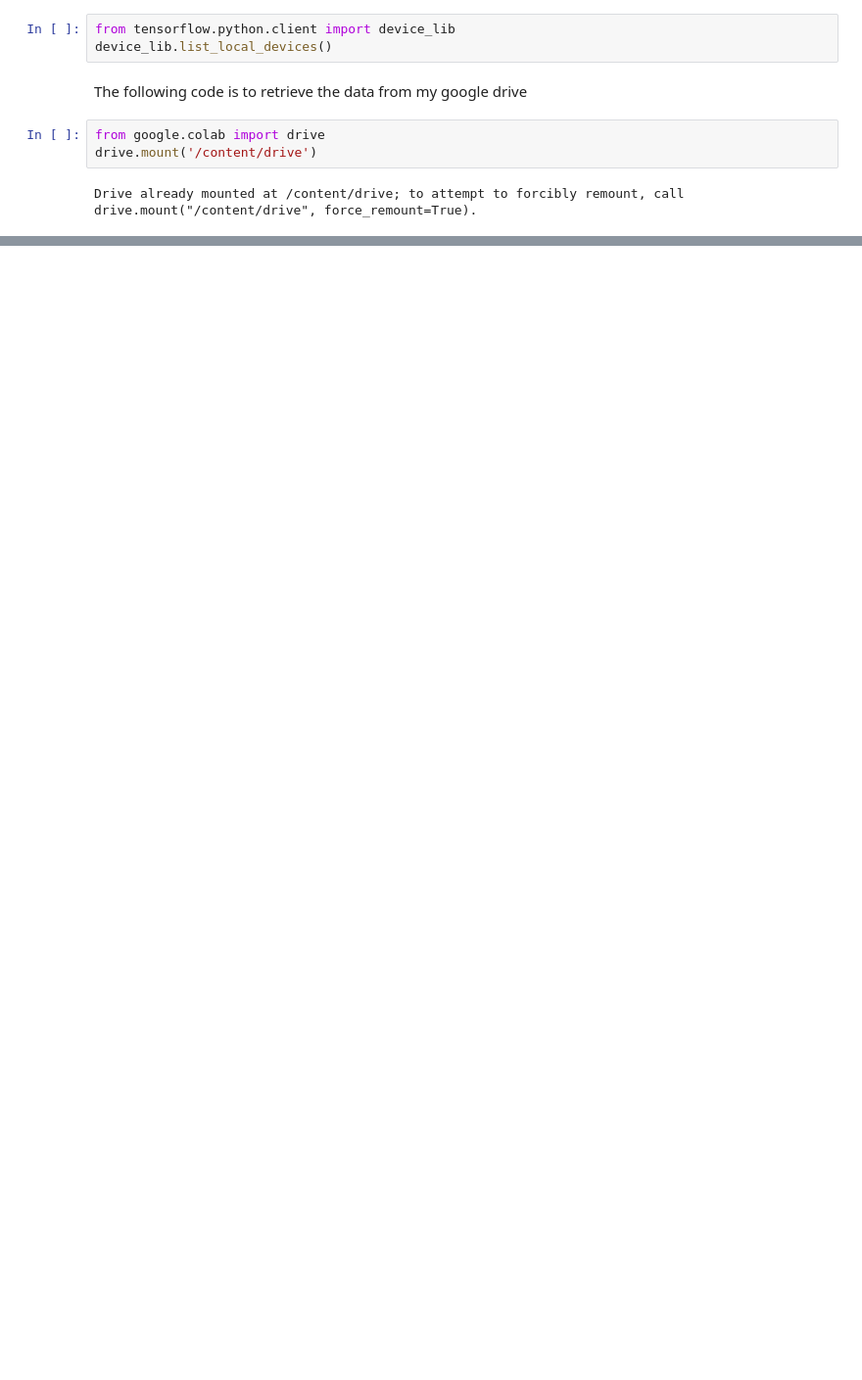
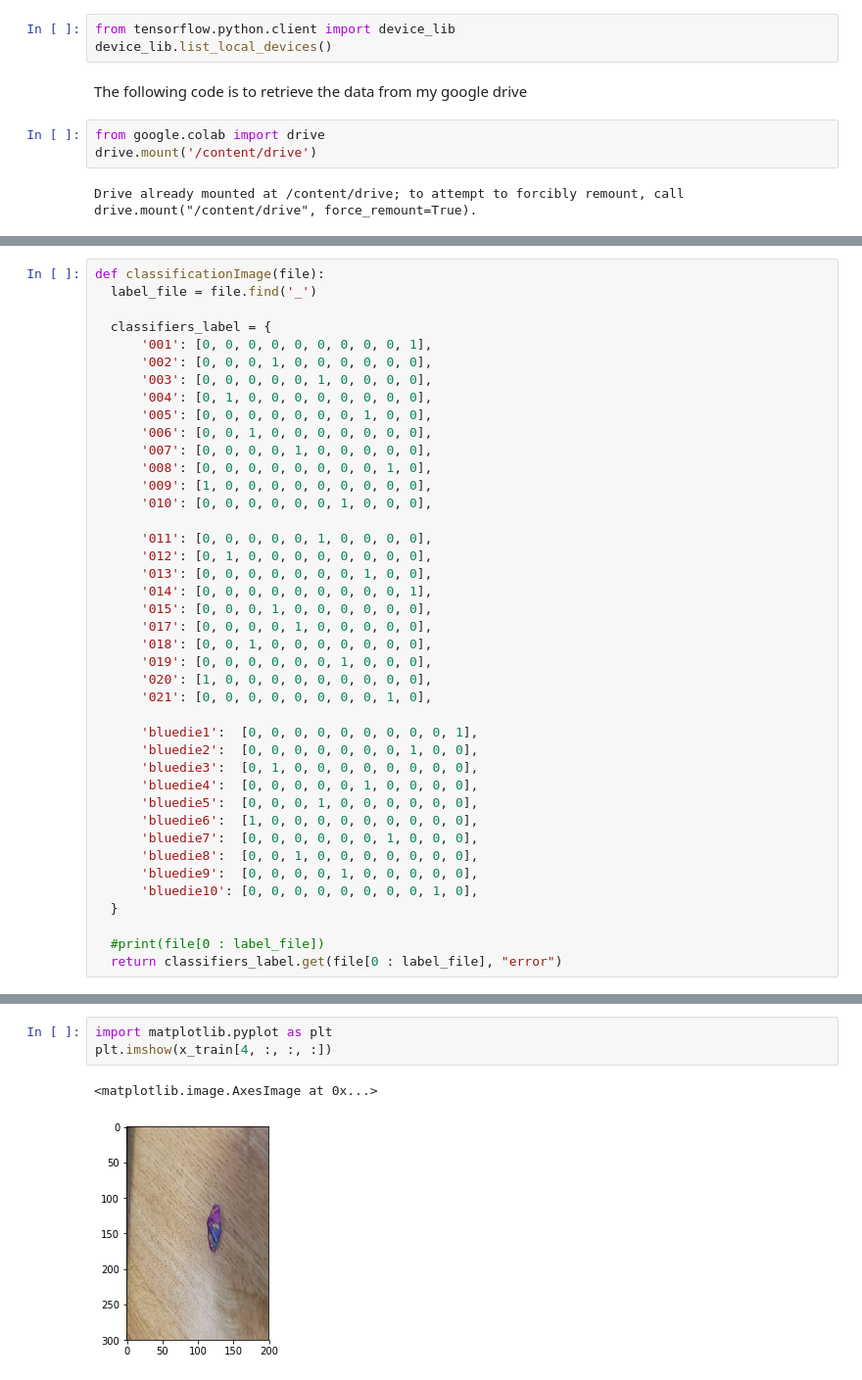
Before and after one commit to ColeAlves/DiceDetector, a Jupyter notebook: DiceDector.ipynb, the cells around one changed output, grey strips where cells are left out. Shown at 98% size. Saved outputs shown, nothing was run; the diff lists cells and outputs as text; blank space fills up the shorter version.

```diff
--- a/DiceDector.ipynb
+++ b/DiceDector.ipynb
@@ -44,0 +33,41 @@ True
+# %%
+def classificationImage(file):
+  label_file = file.find('_')
+
+  classifiers_label = {
+      '001': [0, 0, 0, 0, 0, 0, 0, 0, 0, 1],
+      '002': [0, 0, 0, 1, 0, 0, 0, 0, 0, 0],
+      '003': [0, 0, 0, 0, 0, 1, 0, 0, 0, 0],
+      '004': [0, 1, 0, 0, 0, 0, 0, 0, 0, 0],
+      '005': [0, 0, 0, 0, 0, 0, 0, 1, 0, 0],
+      '006': [0, 0, 1, 0, 0, 0, 0, 0, 0, 0],
+      '007': [0, 0, 0, 0, 1, 0, 0, 0, 0, 0],
+      '008': [0, 0, 0, 0, 0, 0, 0, 0, 1, 0],
+      '009': [1, 0, 0, 0, 0, 0, 0, 0, 0, 0],
+      '010': [0, 0, 0, 0, 0, 0, 1, 0, 0, 0],
+
+      '011': [0, 0, 0, 0, 0, 1, 0, 0, 0, 0],
+      '012': [0, 1, 0, 0, 0, 0, 0, 0, 0, 0],
+      '013': [0, 0, 0, 0, 0, 0, 0, 1, 0, 0],
+      '014': [0, 0, 0, 0, 0, 0, 0, 0, 0, 1],
+      '015': [0, 0, 0, 1, 0, 0, 0, 0, 0, 0],
+      '017': [0, 0, 0, 0, 1, 0, 0, 0, 0, 0],
+      '018': [0, 0, 1, 0, 0, 0, 0, 0, 0, 0],
+      '019': [0, 0, 0, 0, 0, 0, 1, 0, 0, 0],
+      '020': [1, 0, 0, 0, 0, 0, 0, 0, 0, 0],
+      '021': [0, 0, 0, 0, 0, 0, 0, 0, 1, 0],
+
+      'bluedie1':  [0, 0, 0, 0, 0, 0, 0, 0, 0, 1],
+      'bluedie2':  [0, 0, 0, 0, 0, 0, 0, 1, 0, 0],
+      'bluedie3':  [0, 1, 0, 0, 0, 0, 0, 0, 0, 0],
+      'bluedie4':  [0, 0, 0, 0, 0, 1, 0, 0, 0, 0],
+      'bluedie5':  [0, 0, 0, 1, 0, 0, 0, 0, 0, 0],
+      'bluedie6':  [1, 0, 0, 0, 0, 0, 0, 0, 0, 0],
+      'bluedie7':  [0, 0, 0, 0, 0, 0, 1, 0, 0, 0],
+      'bluedie8':  [0, 0, 1, 0, 0, 0, 0, 0, 0, 0],
+      'bluedie9':  [0, 0, 0, 0, 1, 0, 0, 0, 0, 0],
+      'bluedie10': [0, 0, 0, 0, 0, 0, 0, 0, 1, 0],
+  }
+
+  #print(file[0 : label_file])
+  return classifiers_label.get(file[0 : label_file], "error")
@@ -63,0 +174,6 @@ print(images[7])
+# %%
+import matplotlib.pyplot as plt
+plt.imshow(x_train[4, :, :, :])
+# %% [output]
+<matplotlib.image.AxesImage at 0x...>
+[figure, added]
```
Also changed, not shown: parts of 27 cells of this notebook.
